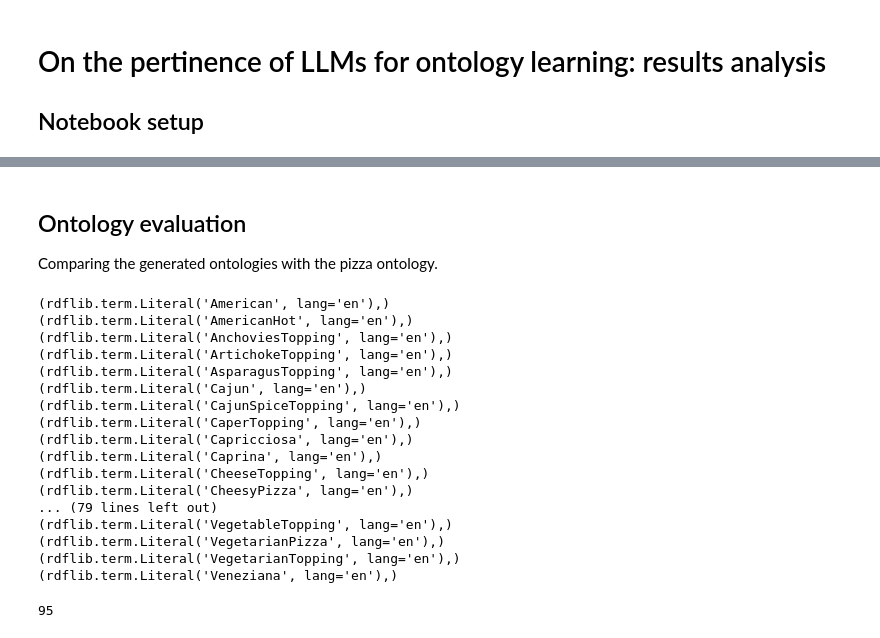
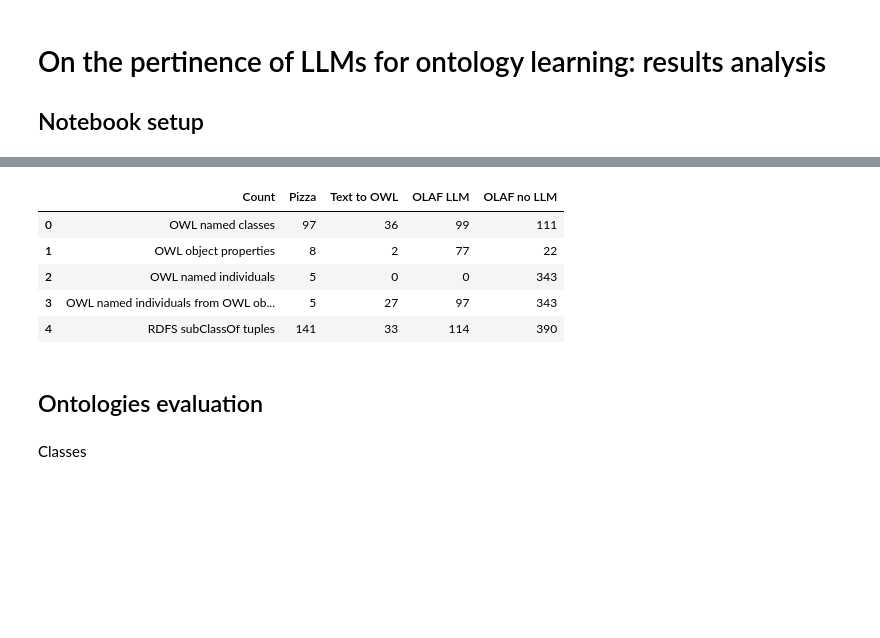
Before and after one commit to wikit-ai/olaf-llm-eswc2024, a Jupyter notebook: results/results_analysis.ipynb, the cells around one changed output, grey strips where cells are left out. Cells and saved outputs as stored; diff of their text form; code cells hidden in the pictures; blank space fills up the shorter version.

```diff
--- a/results/results_analysis.ipynb
+++ b/results/results_analysis.ipynb
@@ -197,0 +126,13 @@ owl_classes_en_labels_sparql_q = """
+# %%
+def get_sparql_q_res_fragments_skip_bnodes(sparql_q: str, graph: Graph, ns: dict[str, Namespace]) -> set[tuple]:
+    q_res = graph.query(sparql_q, initNs=ns)
+
+    fragments = set()
+    for res in q_res:
+        t = []
+        for item in res:
+            if not isinstance(item, BNode):
+                t.append(item.fragment)
+        fragments.add(tuple(t))
+
+    return fragments
@@ -276,4 +179,0 @@ Pizza ontology: 257
-# %% [markdown]
-## Ontology evaluation
-
-Comparing the generated ontologies with the pizza ontology.
@@ -288,30 +180,26 @@ owl_classes_en_labels_sparql_q = """
-# %%
-q_res = pizza_onto_graph.query(query_object=owl_classes_en_labels_sparql_q, initNs=olaf_eswc_ns_bindings)
-
-for res in q_res:
-    print(res)
-# %% [output]
-(rdflib.term.Literal('American', lang='en'),)
-(rdflib.term.Literal('AmericanHot', lang='en'),)
-(rdflib.term.Literal('AnchoviesTopping', lang='en'),)
-(rdflib.term.Literal('ArtichokeTopping', lang='en'),)
-(rdflib.term.Literal('AsparagusTopping', lang='en'),)
-(rdflib.term.Literal('Cajun', lang='en'),)
-(rdflib.term.Literal('CajunSpiceTopping', lang='en'),)
-(rdflib.term.Literal('CaperTopping', lang='en'),)
-(rdflib.term.Literal('Capricciosa', lang='en'),)
-(rdflib.term.Literal('Caprina', lang='en'),)
-(rdflib.term.Literal('CheeseTopping', lang='en'),)
-(rdflib.term.Literal('CheesyPizza', lang='en'),)
-... (79 lines left out)
-(rdflib.term.Literal('VegetableTopping', lang='en'),)
-(rdflib.term.Literal('VegetarianPizza', lang='en'),)
-(rdflib.term.Literal('VegetarianTopping', lang='en'),)
-(rdflib.term.Literal('Veneziana', lang='en'),)
+# %%
+onto_overview = {
+    "Count": ["OWL named classes", "OWL object properties", "OWL named individuals", "OWL named individuals from OWL object properties", "RDFS subClassOf tuples"],
+    "Pizza": [len(pizza_onto_g_classes), len(pizza_onto_g_props), len(pizza_onto_g_individuals), len(pizza_onto_g_individuals_from_props), len(pizza_onto_g_subclassof_t)],
+    "Text to OWL": [len(llm_text2owl_g_classes), len(llm_text2owl_g_props), len(llm_text2owl_g_individuals), len(llm_text2owl_g_individuals_from_props), len(llm_text2owl_g_subclassof_t)],
+    "OLAF LLM": [len(olaf_llm_g_classes), len(olaf_llm_g_props), len(olaf_llm_g_individuals), len(olaf_llm_g_individuals_from_props), len(olaf_llm_g_subclassof_t)],
+    "OLAF no LLM": [len(olaf_no_llm_g_classes), len(olaf_no_llm_g_props), len(olaf_no_llm_g_individuals), len(olaf_no_llm_g_individuals_from_props), len(olaf_no_llm_g_subclassof_t)]
+}
+
+df_overview = pd.DataFrame(onto_overview)
+# %%
+df_overview
+# %% [output]
+|  | Count | Pizza | Text to OWL | OLAF LLM | OLAF no LLM |
+| 0 | OWL named classes | 97 | 36 | 99 | 111 |
+| 1 | OWL object properties | 8 | 2 | 77 | 22 |
+| 2 | OWL named individuals | 5 | 0 | 0 | 343 |
+| 3 | OWL named individuals from OWL ob... | 5 | 27 | 97 | 343 |
+| 4 | RDFS subClassOf tuples | 141 | 33 | 114 | 390 |
+# %% [markdown]
+## Ontologies evaluation
+# %% [markdown]
+Classes
 # %%
 pizza_onto_class_labels = get_sparql_q_label_res(sparql_q=owl_classes_en_labels_sparql_q, graph=pizza_onto_graph, ns=olaf_eswc_ns_bindings)
 pizza_onto_class_labels = {label.lower().replace(" ", "") for label in pizza_onto_class_labels}
-# %%
-len(pizza_onto_class_labels)
-# %% [output]
-95
```
Also changed, not shown: parts of 55 cells of this notebook, 1 other file.
